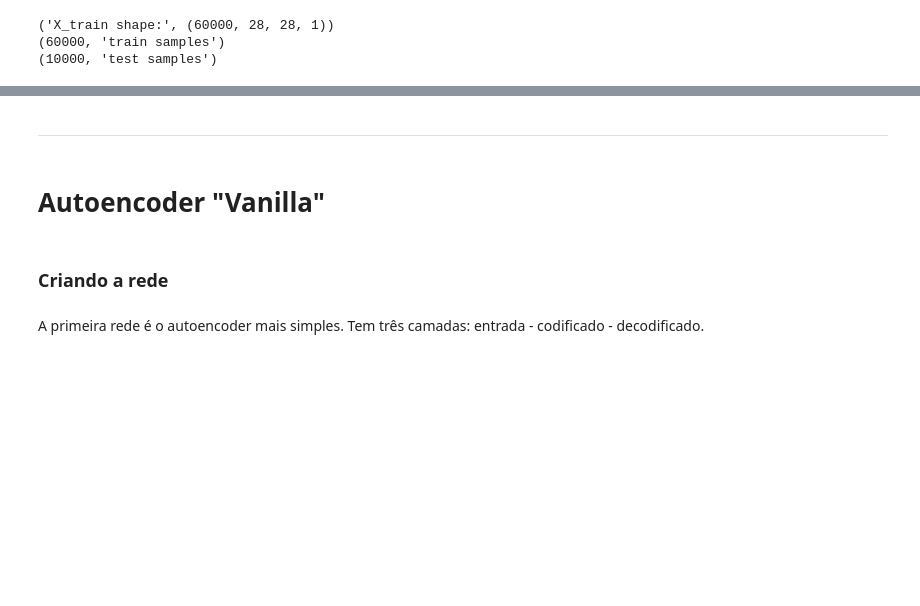
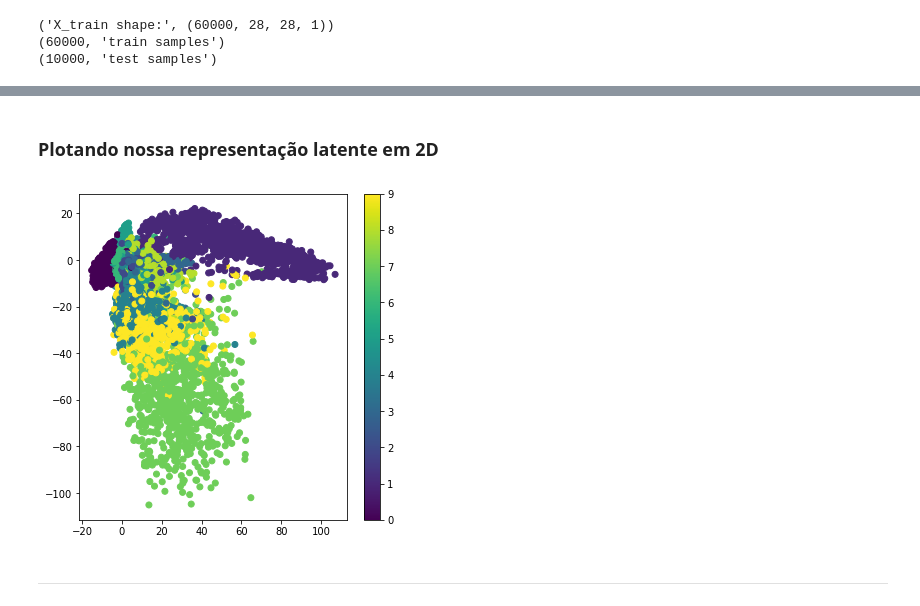
Before and after one commit to ahirtonlopes/Open-Deep-Learning, a Jupyter notebook: Autoencoders.ipynb, the cells around one changed output, grey strips where cells are left out. Saved outputs shown, nothing was run; the diff lists cells and outputs as text; code cells hidden in the pictures; blank space fills up the shorter version.

```diff
--- a/Autoencoders.ipynb
+++ b/Autoencoders.ipynb
@@ -32,5 +34,5 @@ Nós não precisamos dos rótulos visto que autoencoders são redes não supervi
 # %%
-(X_train, _), (X_test, _) = mnist.load_data()
+(X_train, y_train), (X_test, y_test) = mnist.load_data()
 
 X_train = X_train.reshape(X_train.shape[0], 28, 28, 1)
 X_test = X_test.reshape(X_test.shape[0], 28, 28, 1)
@@ -56,0 +66,13 @@ X_test = X_test.reshape((len(X_test), np.prod(X_test.shape[1:])))
+# %%
+input_size = 784
+hidden_size = 128
+code_size = 2
+
+x = Input(shape=(input_size,))
+hidden_1 = Dense(hidden_size, activation='relu')(x)
+h = Dense(code_size)(hidden_1)
+hidden_2 = Dense(hidden_size, activation='relu')(h)
+r = Dense(input_size, activation='sigmoid')(hidden_2)
+
+autoencoder = Model(inputs=x, outputs=r)
+autoencoder.compile(optimizer='adam', loss='binary_crossentropy')
@@ -57,8 +121,14 @@ X_test = X_test.reshape((len(X_test), np.prod(X_test.shape[1:])))
+# %% [markdown]
+### Plotando nossa representação latente em 2D
+# %%
+encoder = Model(x, h)
+# %%
+x_test_encoded = encoder.predict(X_test, batch_size=batch_size)
+plt.figure(figsize=(6, 6))
+plt.scatter(x_test_encoded[:, 0], x_test_encoded[:, 1], c=y_test)
+plt.colorbar()
+plt.show()
+# %% [output]
+[figure, added]
 # %% [markdown]
 ___
-# %% [markdown]
-# **Autoencoder "Vanilla"**
-# %% [markdown]
-### Criando a rede
-# %% [markdown]
-A primeira rede é o autoencoder mais simples. Tem três camadas: entrada - codificado - decodificado.
```
Also changed, not shown: parts of 103 cells of this notebook, 2 other files.
